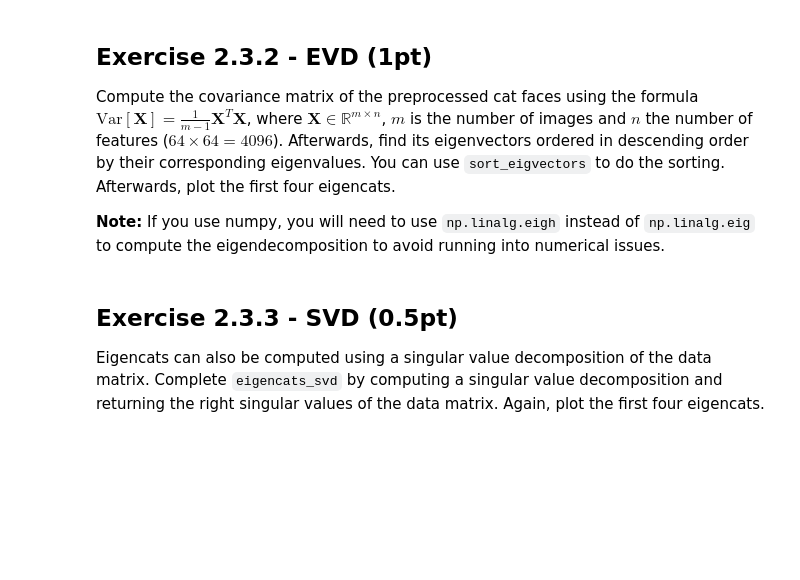
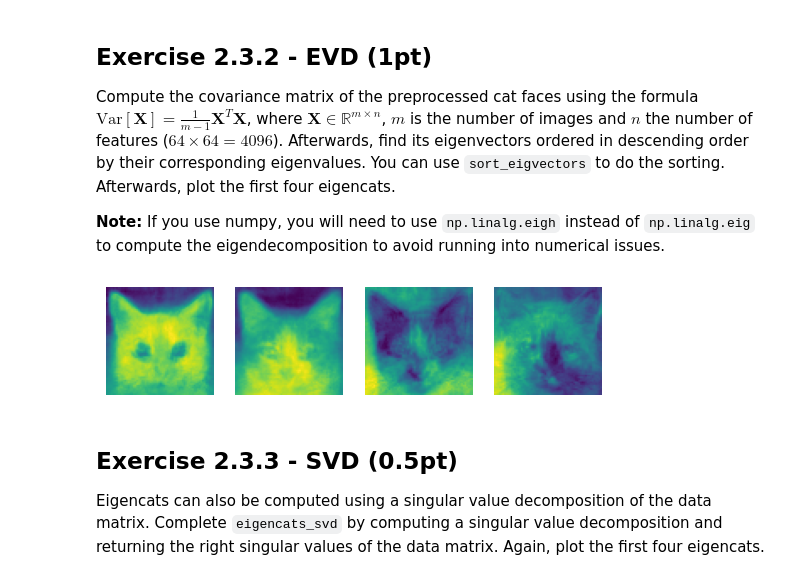
Before and after one commit to mahsaama/NeuralNetworks, a Jupyter notebook: Assignment2/2.3/eigencats.ipynb, the cells around one changed output. Cells and saved outputs as stored; diff of their text form; code cells hidden in the pictures; blank space fills up the shorter version.

```diff
--- a/Assignment2/2.3/eigencats.ipynb
+++ b/Assignment2/2.3/eigencats.ipynb
@@ -65,4 +65,9 @@ First, calculate the average of all the cats images in the dataset to find the m
 # %%
 def preprocess(cats: np.ndarray) -> np.ndarray:
     """Reshapes each cat image into a 1D vector and column-centers them to have mean 0."""
-    pass
+    cats = cats.reshape(cats.shape[0], -1)
+    mean_cats = cats.mean(axis=0)
+    return cats - mean_cats
+# %%
+zero_mean_cats = preprocess(cats)
+zero_mean_cats.shape
@@ -80,7 +87,19 @@ def sort_eigvectors(eigvalues: np.ndarray, eigvectors: np.ndarray) -> Tuple[np.n
     return eigvalues, eigvectors
 # %%
 def eigencats_evd(cat_vectors: np.ndarray) -> np.ndarray:
-    pass
+    cov_matrix = (1 / (cat_vectors.shape[0] - 1)) * cat_vectors.T @ cat_vectors
+    eigenvalues, eigenvectors = np.linalg.eigh(cov_matrix)
+    sorted_eigenvalues, sorted_eigenvectors = sort_eigvectors(eigenvalues, eigenvectors)
+    return sorted_eigenvectors
+# %%
+sorted_eigenvectors = eigencats_evd(zero_mean_cats)
+cats = np.zeros((4, 64, 64))
+for i in range(4):
+    eigencat = sorted_eigenvectors[:, i].reshape(64, 64)
+    cats[i] = eigencat
+plot_cats(cats, 4)
+# %% [output]
+[figure, added]
 # %% [markdown]
 ## Exercise 2.3.3 - SVD (0.5pt)
 Eigencats can also be computed using a singular value decomposition of the data matrix. Complete `eigencats_svd` by computing a singular value decomposition and returning the right singular values of the data matrix. Again, plot the first four eigencats.
```
Also changed, not shown: parts of 11 cells of this notebook.
